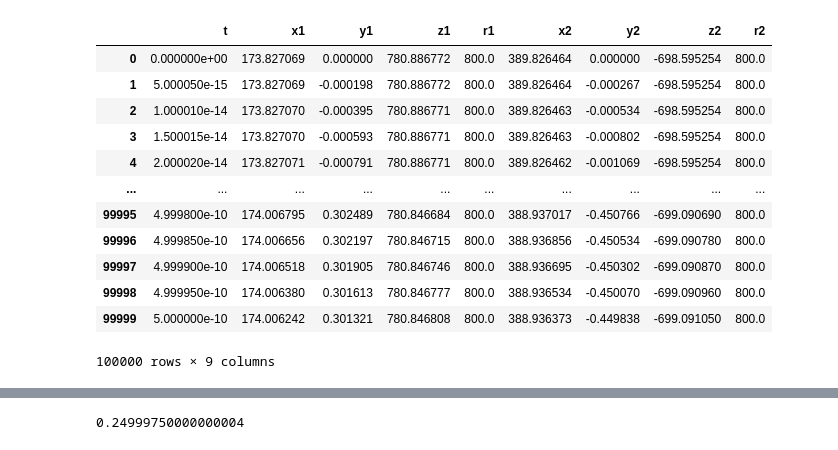
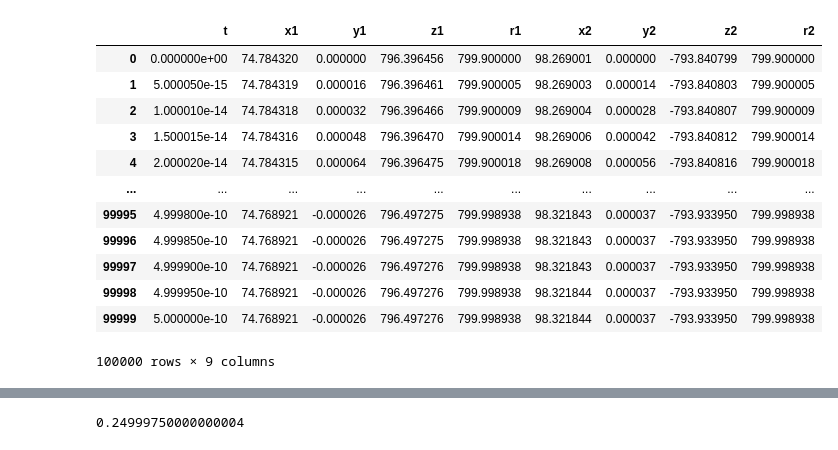
Before and after one commit to sashabusse/LLG_INT, a Jupyter notebook: model_IEC.ipynb, the cells around one changed output, grey strips where cells are left out. Cells and saved outputs as stored; diff of their text form; code cells hidden in the pictures.

```diff
--- a/model_IEC.ipynb
+++ b/model_IEC.ipynb
@@ -42,7 +42,7 @@ from sympy import symbols, simplify, lambdify
 from sympy.vector import CoordSys3D, matrix_to_vector
 
 class Material:
-    def __init__(self, Ms, gamma=5e8, alpha=0.018, Hkeff=6100.0, t=5e-9):
+    def __init__(self, Ms, gamma=5e8, alpha=0.018, Hkeff= lambda t: 6.1e3, t=5e-9):
         self.Ms = Ms
         self.gamma = gamma
         self.alpha = alpha
@@ -237,6 +327,9 @@ equation = LLG_EQ()
 demagnet_eq = DemagnetizationEnergy()
 StWo_eq = StoenerWolfarthEnergy()
 IEC_eq = IEC_Energy()
+
+st_state = StacionaryState()
+
 
 mu0 = 1.2566370621219e-6
 
@@ -249,34 +342,30 @@ hb_CGS = 1.054571817e-27 #erg*s
 g0_SI = uB_SI/hb_SI #1/(T*s)
 g0_CGS = uB_CGS/hb_CGS #1/(G*s)
 
-layer1 = Material(800., gamma=2.2*g0_CGS, alpha=0.00, t=12e-7, Hkeff=6e6)
-layer2 = Material(800., gamma=2.2*g0_CGS, alpha=0.00, t=12e-7, Hkeff=6e6)
+Ku1_val = 6e6
+Ku2_val = 6e6
+
+dKu = Ku1_val * 0.0002
+Ku_tau = 12e-12
+
+layer1 = Material(800., gamma=2.2*g0_CGS, alpha=0.1, t=12e-7,
+                  Hkeff = lambda t: Ku1_val - dKu*np.exp(-t/Ku_tau))
+layer2 = Material(800., gamma=2.2*g0_CGS, alpha=0.1, t=12e-7,
+                  Hkeff = lambda t: Ku2_val - dKu*np.exp(-t/Ku_tau))
 film_inst = LayeredFilm(layer1, layer2, 3.6) #J=-3.6 erg/cm^2
 
-
-Hext = np.array(pol2cart(4.6e3, np.deg2rad(63.0), 0.0))
-#Hext = np.array([0.0,0.0,0.0])
-#Hext = np.array([160e-3/mu0,0.0,0.0])
+H_val = 1.5e3
+tet_val = np.deg2rad(63.0)
+Hext = np.array(pol2cart(H_val, tet_val, 0.0))
 
 
-def Heff_function(M1, M2, film):
-    #Heff1 = Hext + IEC_Heff1(M1, M2, film.J, mu0, film.l1.t)
-    #Heff2 = Hext + IEC_Heff2(M1, M2, film.J, mu0, film.l2.t)
-    ###Heff1 = Hext + Demagnetization_Heff(M1) + IEC_Heff1(M1, M2, film.J, mu0, film.l1.t)  #--------------
-    ###Heff2 = Hext + Demagnetization_Heff(M2) + IEC_Heff2(M1, M2, film.J, mu0, film.l2.t)  #--------------
-    #Heff1 = Hext + StonerWohlfarth_Heff(M1, film.l1.Hkeff) + IEC_Heff1(M1, M2, film.J, mu0, film.l1.t)
-    #Heff2 = Hext + StonerWohlfarth_Heff(M2, film.l2.Hkeff) + IEC_Heff2(M1, M2, film.J, mu0, film.l2.t)
 
-    #Heff1 = Hext + demagnet_eq.Heff(M1) + StWo_eq.Heff(M1, film.l1.Hkeff) + IEC_Heff1(M1, M2, film.J, film.l1.t)
-    #Heff2 = Hext + demagnet_eq.Heff(M2) + StWo_eq.Heff(M2, film.l2.Hkeff) + IEC_Heff2(M1, M2, film.J, film.l2.t)
-    #print("M2 = {}".format(M2))
-    #print("dem2 = {}".format(demagnet_eq.Heff(M2)))
-    #print("sw2 = {}".format(StWo_eq.Heff(M2, film.l2.Hkeff)))
-    #print("IEC2 = {}".format(IEC_eq.Heff2(M1, M2, film.J, film.l2.t)))
-    #print()
-    #print()
-    Heff1 = Hext + demagnet_eq.Heff(M1) + StWo_eq.Heff(M1, film.l1.Hkeff) + IEC_eq.Heff1(M1, M2, film.J, film.l1.t)
-    Heff2 = Hext + demagnet_eq.Heff(M2) + StWo_eq.Heff(M2, film.l2.Hkeff) + IEC_eq.Heff2(M1, M2, film.J, film.l2.t)
+delt_M = 0.1
+tau_M = 110e-12
+
+def Heff_function(M1, M2, film, t):
+    Heff1 = Hext + demagnet_eq.Heff(M1) + StWo_eq.Heff(M1, film.l1.Hkeff(t)) + IEC_eq.Heff1(M1, M2, film.J, film.l1.t)
+    Heff2 = Hext + demagnet_eq.Heff(M2) + StWo_eq.Heff(M2, film.l2.Hkeff(t)) + IEC_eq.Heff2(M1, M2, film.J, film.l2.t)
     return Heff1, Heff2
 
 
@@ -284,56 +373,64 @@ def model(t,M1_M2):
     M1 = M1_M2[0:3]
     M2 = M1_M2[3:6]
 
-    Heff1, Heff2 = Heff_function(M1, M2, film_inst)
+    Heff1, Heff2 = Heff_function(M1, M2, film_inst, t)
 
-    LLG1 = equation.right_hand(Heff1, M1, film_inst.l1)
-    LLG2 = equation.right_hand(Heff2, M2, film_inst.l2)
+    ort_M1 = M1/np.linalg.norm(M1)
+    ort_M2 = M2/np.linalg.norm(M2)
+
+    LLG1 = equation.right_hand(Heff1, M1, film_inst.l1) + \
+        (delt_M/tau_M)*np.exp(-t/tau_M)*ort_M1
+
+    LLG2 = equation.right_hand(Heff2, M2, film_inst.l2) + \
+        (delt_M/tau_M)*np.exp(-t/tau_M)*ort_M2
 
     return np.append(LLG1, LLG2)
 
-#fi_tmp_plane = np.arccos(mu0*(110e-3/mu0)*film_inst.l1.Ms*film_inst.l1.t/(2.0*film_inst.J))
-#print(np.rad2deg(fi_tmp_plane))
-fi_tmp_perp = np.pi/2.0 - np.arccos(
-    mu0*(110e-3/mu0)*film_inst.l1.Ms*film_inst.l1.t/
-    (2.0*film_inst.J + mu0*film_inst.l1.t*(film_inst.l1.Ms**2))
-)
 
-M01 = pol2cart(film_inst.l1.Ms, np.deg2rad(12.54954955), np.deg2rad(0.0))
-M02 = pol2cart(film_inst.l2.Ms, np.deg2rad(150.83783784), np.deg2rad(0.0))
+angles = st_state.get_stationary_angles(
+            film_inst.l1.Ms, film_inst.l2.Ms,
+            H_val, tet_val,
+            Ku1_val, Ku2_val,
+            film_inst,
+            N=10000
+        )[0]
+
+M01 = pol2cart(film_inst.l1.Ms - delt_M, angles[0], np.deg2rad(0.0))
+M02 = pol2cart(film_inst.l2.Ms - delt_M, angles[1], np.deg2rad(0.0))
 M01_M02 = np.append(M01, M02)
 
 
 time_span = [0.0, 500.0e-12]
 sol = solve_ivp(model, time_span, M01_M02,t_eval=np.linspace(time_span[0], time_span[1],int(1e5)),
                 method = 'RK45', max_step=1e-13)
 
 
 df = pd.DataFrame()
 df['t'] = sol.t
 
 df['x1'] = sol.y[0]
 df['y1'] = sol.y[1]
 df['z1'] = sol.y[2]
 df['r1'] = np.sqrt(df['x1']**2+df['y1']**2+df['z1']**2)
 
 df['x2'] = sol.y[3]
 df['y2'] = sol.y[4]
 df['z2'] = sol.y[5]
 df['r2'] = np.sqrt(df['x2']**2+df['y2']**2+df['z2']**2)
 df
 # %% [output]
 |  | t | x1 | y1 | z1 | r1 | x2 | y2 | z2 | r2 |
-| 0 | 0.000000e+00 | 173.827069 | 0.000000 | 780.886772 | 800.0 | 389.826464 | 0.000000 | -698.595254 | 800.0 |
-| 1 | 5.000050e-15 | 173.827069 | -0.000198 | 780.886772 | 800.0 | 389.826464 | -0.000267 | -698.595254 | 800.0 |
-| 2 | 1.000010e-14 | 173.827070 | -0.000395 | 780.886771 | 800.0 | 389.826463 | -0.000534 | -698.595254 | 800.0 |
-| 3 | 1.500015e-14 | 173.827070 | -0.000593 | 780.886771 | 800.0 | 389.826463 | -0.000802 | -698.595254 | 800.0 |
-| 4 | 2.000020e-14 | 173.827071 | -0.000791 | 780.886771 | 800.0 | 389.826462 | -0.001069 | -698.595254 | 800.0 |
+| 0 | 0.000000e+00 | 74.784320 | 0.000000 | 796.396456 | 799.900000 | 98.269001 | 0.000000 | -793.840799 | 799.900000 |
+| 1 | 5.000050e-15 | 74.784319 | 0.000016 | 796.396461 | 799.900005 | 98.269003 | 0.000014 | -793.840803 | 799.900005 |
+| 2 | 1.000010e-14 | 74.784318 | 0.000032 | 796.396466 | 799.900009 | 98.269004 | 0.000028 | -793.840807 | 799.900009 |
+| 3 | 1.500015e-14 | 74.784316 | 0.000048 | 796.396470 | 799.900014 | 98.269006 | 0.000042 | -793.840812 | 799.900014 |
+| 4 | 2.000020e-14 | 74.784315 | 0.000064 | 796.396475 | 799.900018 | 98.269008 | 0.000056 | -793.840816 | 799.900018 |
 | ... | ... | ... | ... | ... | ... | ... | ... | ... | ... |
-| 99995 | 4.999800e-10 | 174.006795 | 0.302489 | 780.846684 | 800.0 | 388.937017 | -0.450766 | -699.090690 | 800.0 |
-| 99996 | 4.999850e-10 | 174.006656 | 0.302197 | 780.846715 | 800.0 | 388.936856 | -0.450534 | -699.090780 | 800.0 |
-| 99997 | 4.999900e-10 | 174.006518 | 0.301905 | 780.846746 | 800.0 | 388.936695 | -0.450302 | -699.090870 | 800.0 |
-| 99998 | 4.999950e-10 | 174.006380 | 0.301613 | 780.846777 | 800.0 | 388.936534 | -0.450070 | -699.090960 | 800.0 |
-| 99999 | 5.000000e-10 | 174.006242 | 0.301321 | 780.846808 | 800.0 | 388.936373 | -0.449838 | -699.091050 | 800.0 |
+| 99995 | 4.999800e-10 | 74.768921 | -0.000026 | 796.497275 | 799.998938 | 98.321843 | 0.000037 | -793.933950 | 799.998938 |
+| 99996 | 4.999850e-10 | 74.768921 | -0.000026 | 796.497275 | 799.998938 | 98.321843 | 0.000037 | -793.933950 | 799.998938 |
+| 99997 | 4.999900e-10 | 74.768921 | -0.000026 | 796.497276 | 799.998938 | 98.321843 | 0.000037 | -793.933950 | 799.998938 |
+| 99998 | 4.999950e-10 | 74.768921 | -0.000026 | 796.497276 | 799.998938 | 98.321844 | 0.000037 | -793.933950 | 799.998938 |
+| 99999 | 5.000000e-10 | 74.768921 | -0.000026 | 796.497276 | 799.998938 | 98.321844 | 0.000037 | -793.933950 | 799.998938 |
 100000 rows × 9 columns
 # %%
 # %matplotlib inline
```
Also changed, not shown: parts of 3 cells of this notebook, 2 other files.
